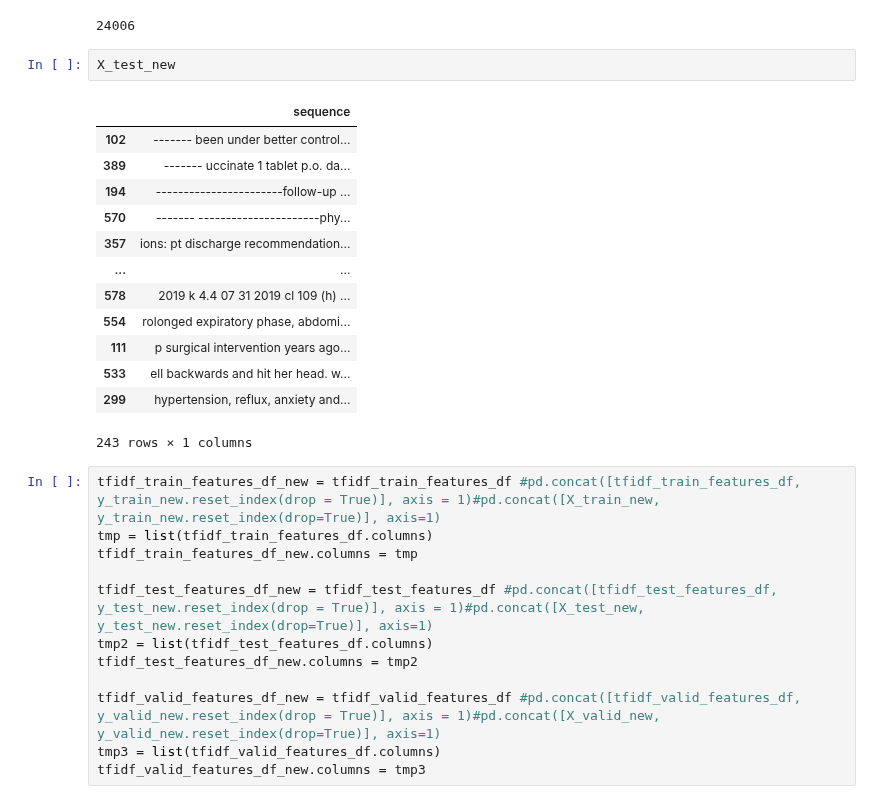
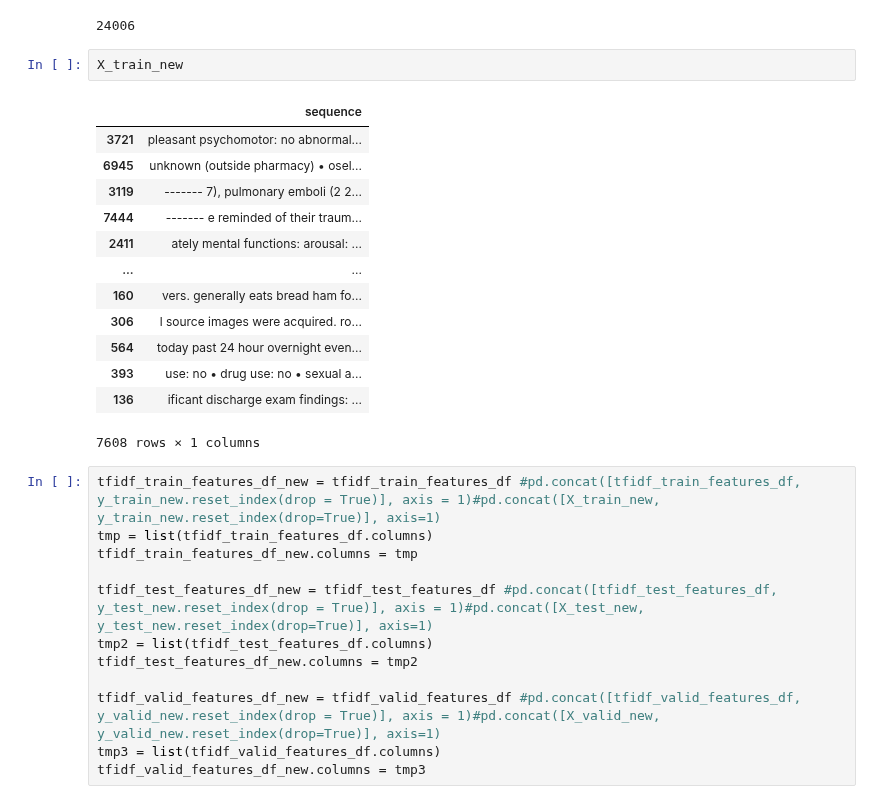
Before and after one commit to anaconda121/NeuraHealth, a Jupyter notebook: Modeling/Logistic-Regression-TFIDF.ipynb, the cells around one changed output. Drawn from its saved outputs; the diff is of its cells as text.

```diff
--- a/Modeling/Logistic-Regression-TFIDF.ipynb
+++ b/Modeling/Logistic-Regression-TFIDF.ipynb
@@ -429,22 +393,22 @@ x.append('annotator_label')
 len(x)
 # %% [output]
 24006
-# %%
-X_test_new
-# %% [output]
-|  | sequence |
-| 102 | ------- been under better control... |
-| 389 | ------- uccinate 1 tablet p.o. da... |
-| 194 | -----------------------follow-up ... |
-| 570 | ------- ----------------------phy... |
-| 357 | ions: pt discharge recommendation... |
-| ... | ... |
-| 578 | 2019 k 4.4 07 31 2019 cl 109 (h) ... |
-| 554 | rolonged expiratory phase, abdomi... |
-| 111 | p surgical intervention years ago... |
-| 533 | ell backwards and hit her head. w... |
-| 299 | hypertension, reflux, anxiety and... |
-243 rows × 1 columns
+# %%
+X_train_new
+# %% [output]
+|  | sequence |
+| 3721 | pleasant psychomotor: no abnormal... |
+| 6945 | unknown (outside pharmacy) • osel... |
+| 3119 | ------- 7), pulmonary emboli (2 2... |
+| 7444 | ------- e reminded of their traum... |
+| 2411 | ately mental functions: arousal: ... |
+| ... | ... |
+| 160 | vers. generally eats bread ham fo... |
+| 306 | l source images were acquired. ro... |
+| 564 | today past 24 hour overnight even... |
+| 393 | use: no • drug use: no • sexual a... |
+| 136 | ificant discharge exam findings: ... |
+7608 rows × 1 columns
 # %%
 tfidf_train_features_df_new = tfidf_train_features_df #pd.concat([tfidf_train_features_df, y_train_new.reset_index(drop = True)], axis = 1)#pd.concat([X_train_new, y_train_new.reset_index(drop=True)], axis=1)
 tmp = list(tfidf_train_features_df.columns)
```
Also changed, not shown: parts of 18 cells of this notebook.
